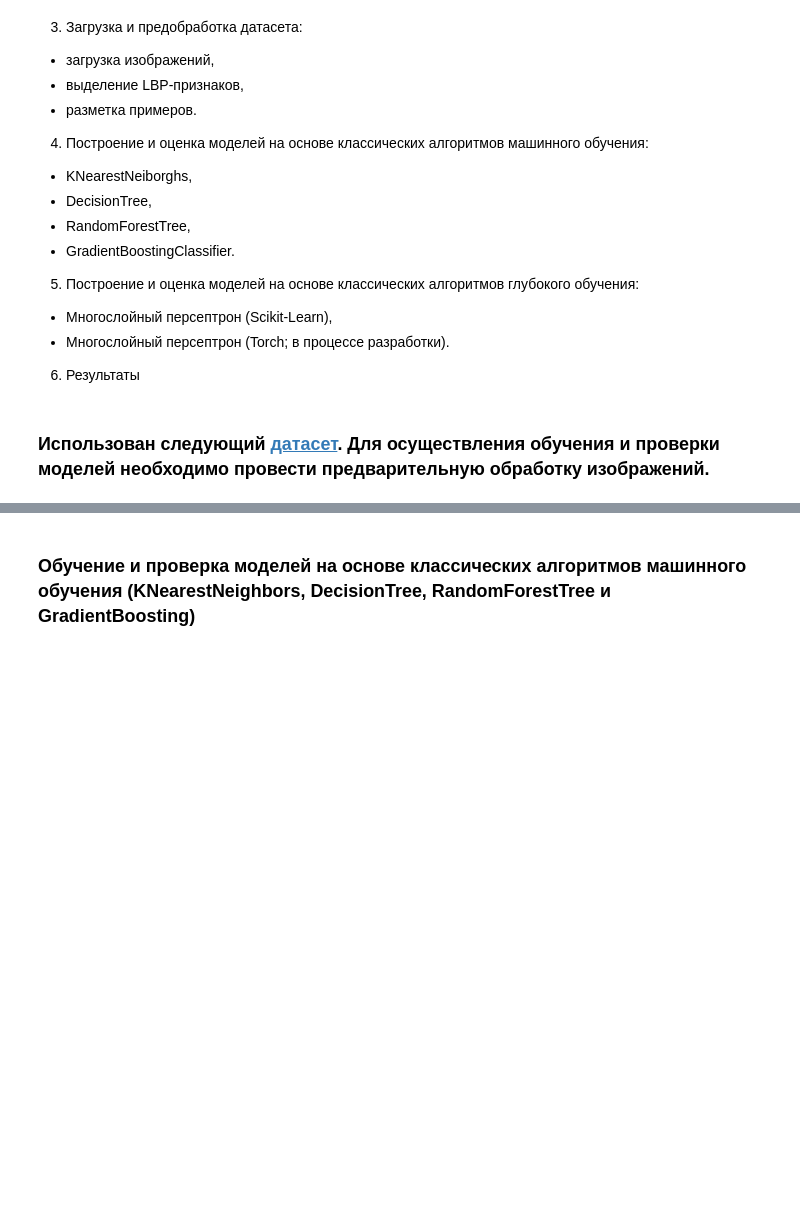
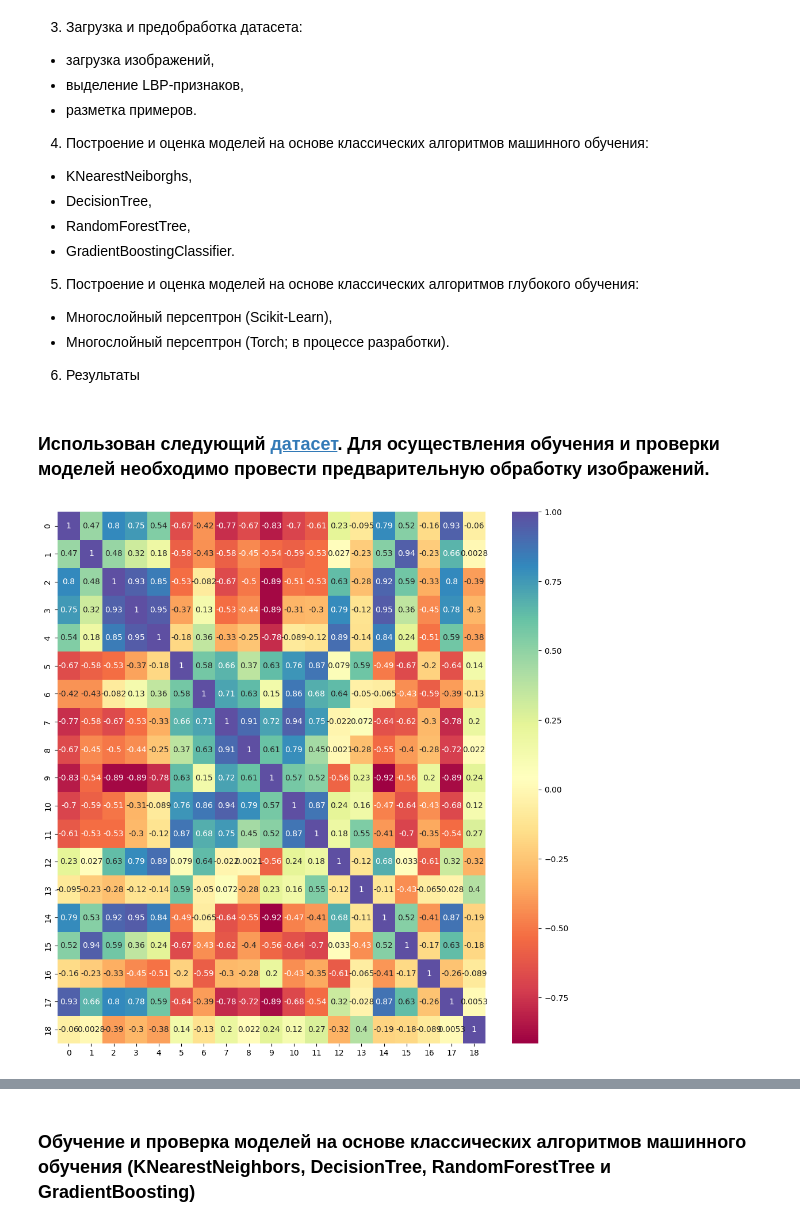
Before and after one commit to avkolchin1995/COVID-19-detection-ML-DL, a Jupyter notebook: COVID-19-detection-ML-DL.ipynb, the cells around one changed output, grey strips where cells are left out. Saved outputs shown, nothing was run; the diff lists cells and outputs as text; code cells hidden in the pictures; blank space fills up the shorter version.

```diff
--- a/COVID-19-detection-ML-DL.ipynb
+++ b/COVID-19-detection-ML-DL.ipynb
@@ -176,3 +177,15 @@ y_test_normal = np.zeros(test_normal_count)
 y_test_viral = np.ones(test_viral_count)
 y_test_covid = np.full(test_covid_count, 2)
 y_test = np.concatenate([y_test_normal, y_test_viral, y_test_covid])
+# %%
+# Объединение признаков и примеров в один массив
+data_train = np.append(X_train, y_train.reshape(-1,1), axis=1)
+# Построение корреляционной матрицы
+cm = np.corrcoef(data_train, rowvar=False)
+#
+# Визуализация корреляционной матрицы
+plt.figure(figsize=(12,12))
+sns.heatmap(cm, annot=True, cmap='Spectral',fmt='.2f')
+plt.show()
+# %% [output]
+[figure, added]
```
Also changed, not shown: parts of 3 cells of this notebook.
